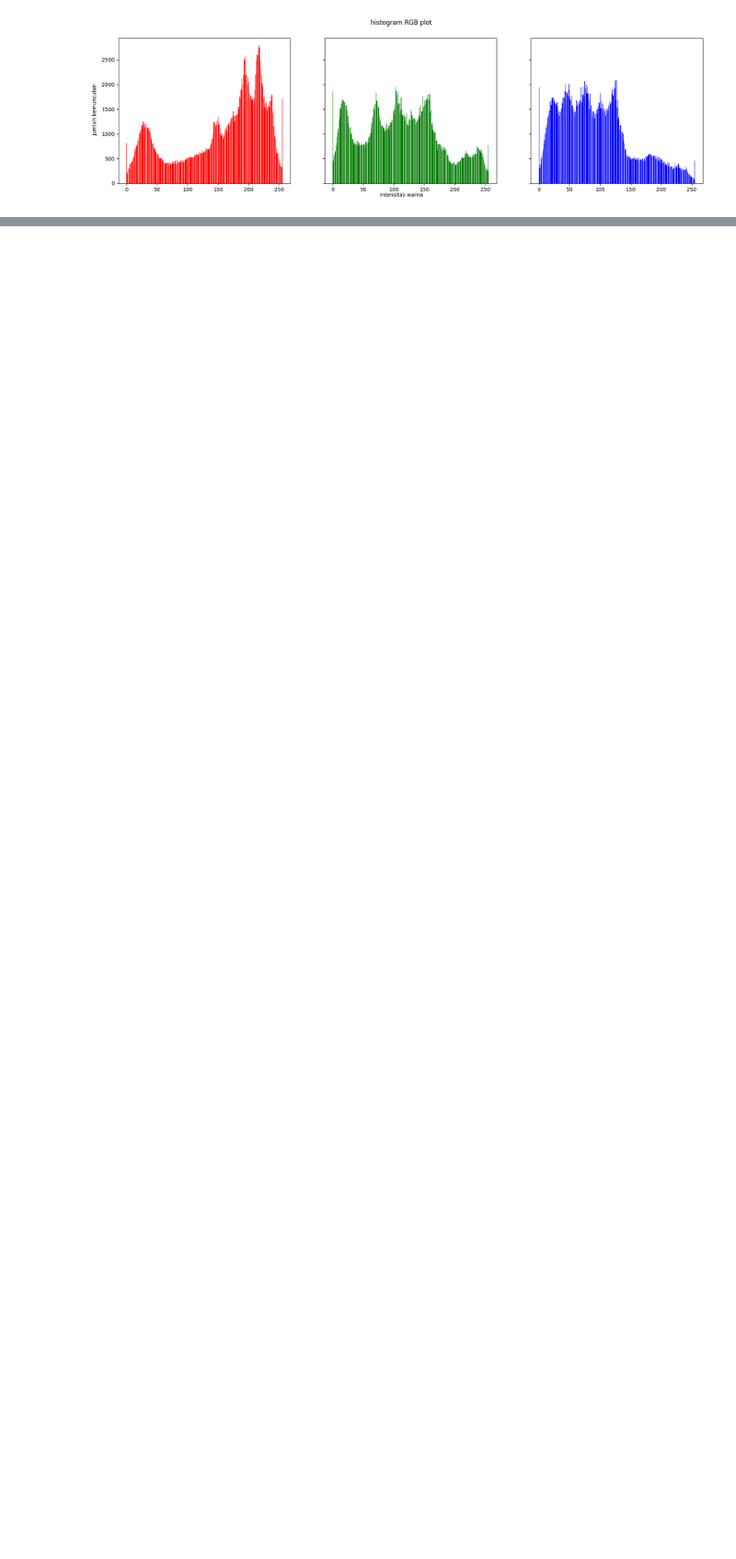
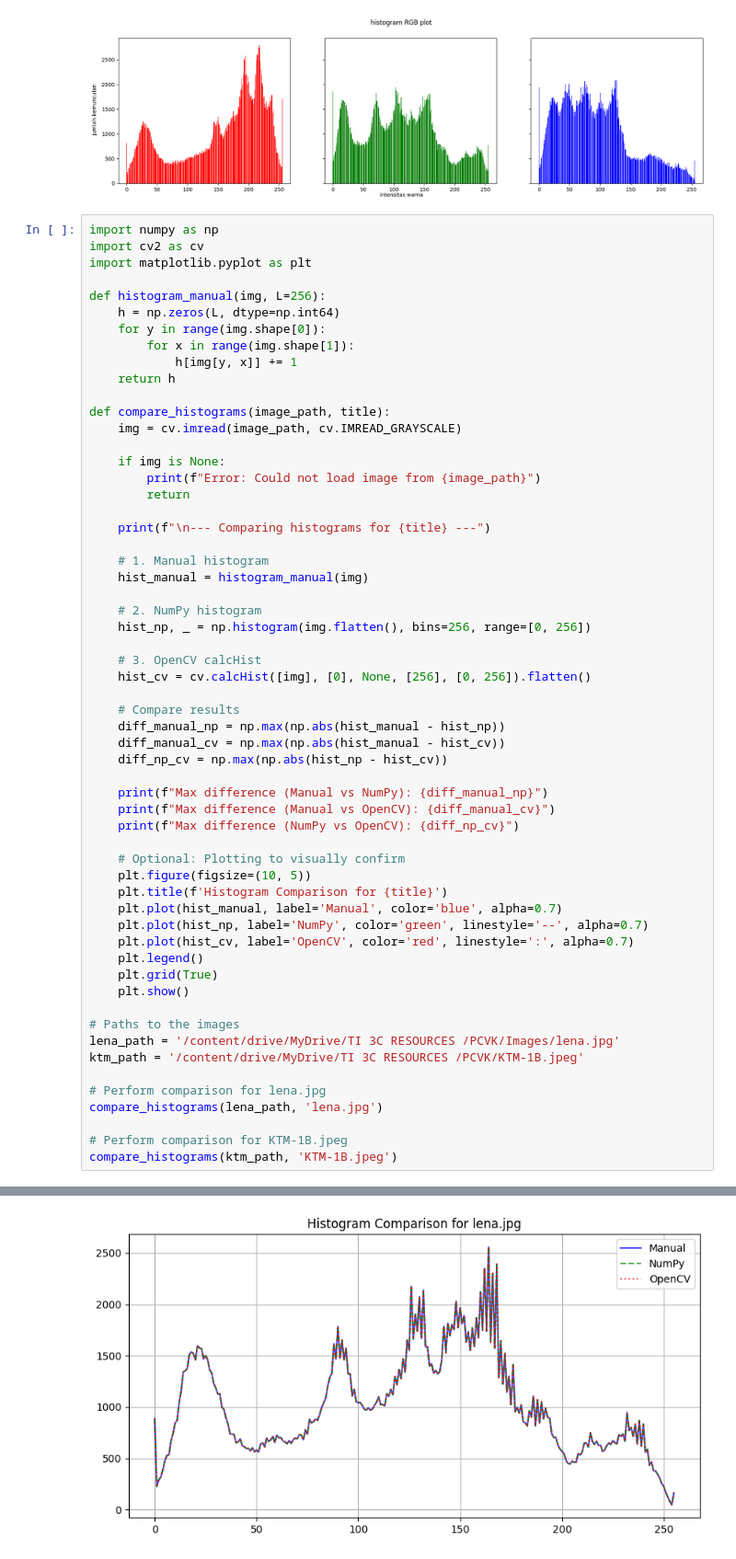
Before and after one commit to rhmau1/PCVK_26, a Jupyter notebook: Modul5/MODUL5_E1.ipynb, the cells around one changed output, grey strips where cells are left out. Shown at 92% size. Saved outputs shown, nothing was run; the diff lists cells and outputs as text; blank space fills up the shorter version.

```diff
--- a/Modul5/MODUL5_E1.ipynb
+++ b/Modul5/MODUL5_E1.ipynb
@@ -154,3 +154,62 @@ axs[2].bar(names, blue, color='blue')
 plt.show()
 # %% [output]
 [figure]
+# %%
+import numpy as np
+import cv2 as cv
+import matplotlib.pyplot as plt
+
+def histogram_manual(img, L=256):
+    h = np.zeros(L, dtype=np.int64)
+    for y in range(img.shape[0]):
+        for x in range(img.shape[1]):
+            h[img[y, x]] += 1
+    return h
+
+def compare_histograms(image_path, title):
+    img = cv.imread(image_path, cv.IMREAD_GRAYSCALE)
+
+    if img is None:
+        print(f"Error: Could not load image from {image_path}")
+        return
+
+    print(f"\n--- Comparing histograms for {title} ---")
+
+    # 1. Manual histogram
+    hist_manual = histogram_manual(img)
+
+    # 2. NumPy histogram
+    hist_np, _ = np.histogram(img.flatten(), bins=256, range=[0, 256])
+
+    # 3. OpenCV calcHist
+    hist_cv = cv.calcHist([img], [0], None, [256], [0, 256]).flatten()
+
+    # Compare results
+    diff_manual_np = np.max(np.abs(hist_manual - hist_np))
+    diff_manual_cv = np.max(np.abs(hist_manual - hist_cv))
+    diff_np_cv = np.max(np.abs(hist_np - hist_cv))
+
+    print(f"Max difference (Manual vs NumPy): {diff_manual_np}")
+    print(f"Max difference (Manual vs OpenCV): {diff_manual_cv}")
+    print(f"Max difference (NumPy vs OpenCV): {diff_np_cv}")
+
+    # Optional: Plotting to visually confirm
+    plt.figure(figsize=(10, 5))
+    plt.title(f'Histogram Comparison for {title}')
+    plt.plot(hist_manual, label='Manual', color='blue', alpha=0.7)
+    plt.plot(hist_np, label='NumPy', color='green', linestyle='--', alpha=0.7)
+    plt.plot(hist_cv, label='OpenCV', color='red', linestyle=':', alpha=0.7)
+    plt.legend()
+    plt.grid(True)
+    plt.show()
+
+# Paths to the images
+lena_path = '/content/drive/MyDrive/TI 3C RESOURCES /PCVK/Images/lena.jpg'
+ktm_path = '/content/drive/MyDrive/TI 3C RESOURCES /PCVK/KTM-1B.jpeg'
+
+# Perform comparison for lena.jpg
+compare_histograms(lena_path, 'lena.jpg')
+
+# Perform comparison for KTM-1B.jpeg
+compare_histograms(ktm_path, 'KTM-1B.jpeg')
+# %% [output]
@@ -156,0 +220 @@ plt.show()
+[figure, added]
```
Also changed, not shown: parts of 3 cells of this notebook.
